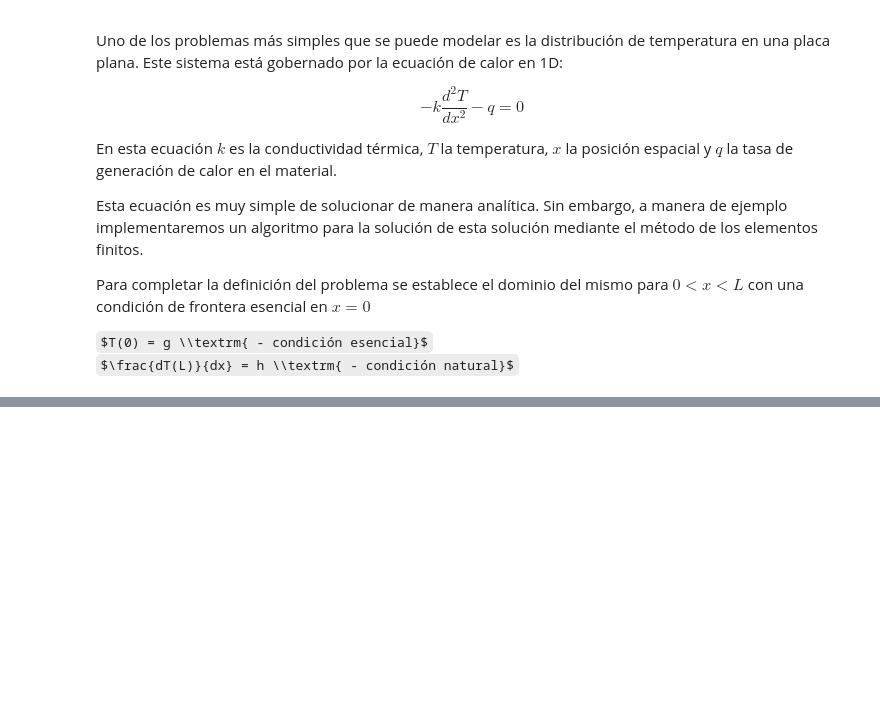
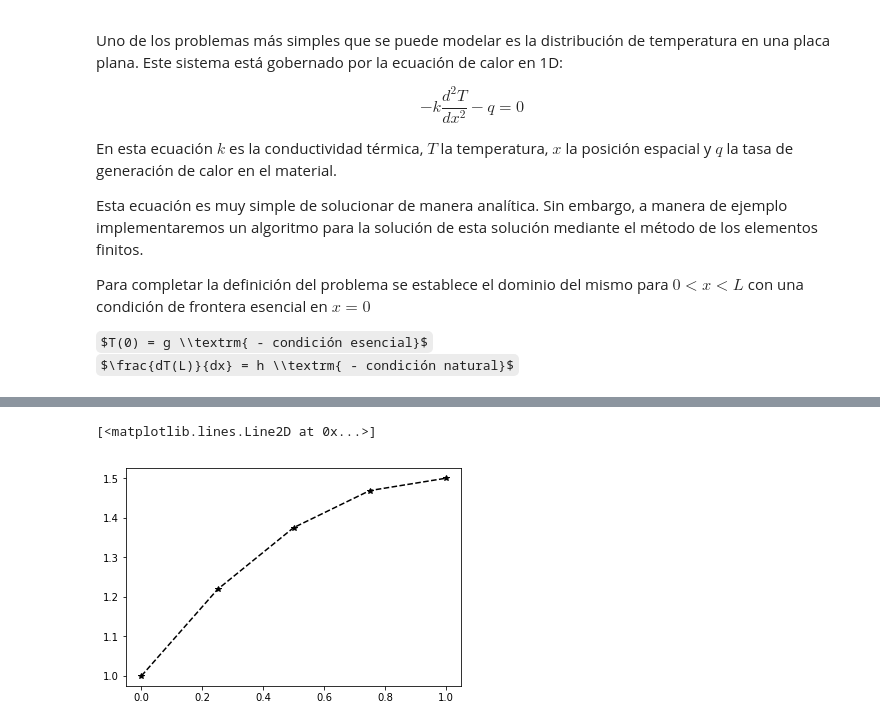
Before and after one commit to andresgm/fem_201710, a Jupyter notebook: 1d-simple.ipynb, the cells around one changed output, grey strips where cells are left out. Saved outputs shown, nothing was run; the diff lists cells and outputs as text; code cells hidden in the pictures; some formulas as TeX source; blank space fills up the shorter version.

```diff
--- a/1d-simple.ipynb
+++ b/1d-simple.ipynb
@@ -50,20 +60,31 @@ dx = 1.0/n
 g = 1.0 # u(0) = g
 h = 0.0 # u'(1) = h
-# %%
-K = np.zeros((n+1,n+1))
-
-for A in range(n+1): # loop over basis A
-    for B in range(n+1): # loop over basis B
-        for e in range(n): # loop over elements
-            xmid = 0.5*(e*dx+(e+1)*dx)
-            dNa = dbasis(xmid,A,dx)
-            dNb = dbasis(xmid,B,dx)
-            K[A,B] += dNa*dNb*dx
+# %%
+coords = linspace(0,L,n+1)
+elementos = zeros((n,2),dtype=int)
+for i in range(n):
+    elementos[i,0] = int(i)
+    elementos[i,1] = int(i+1)
+# %%
+K = np.zeros((n+1,n+1))
+
+# Aqui vamos a hacer la integracion sobre cada elemento
+# Ojo que estoy haciendo una integral super basica con el
+# punto medio
+for e in range(n): # loop over elements
+    dx = coords[elementos[e,1]] - coords[elementos[e,0]]
+    for i in range(dofpe): # loop over basis i
+        for j in range(dofpe): # loop over basis j
+            xmid = 0.5*dx
+            dNi = dbasis(xmid,i,dx)
+            dNj = dbasis(xmid,j,dx)
+            K[elementos[e,i],elementos[e,j]] += dNi*dNj*dx
 # %%
 F = np.zeros((n+1))
-for A in range(n+1):
-    for e in range(n):
-        xmid = 0.5*(e*dx+(e+1)*dx)
-        Na = basis(xmid,A,dx)
-        F[A] += Na*f(xmid)*dx
+for e in range(n):
+    dx = coords[elementos[e,1]] - coords[elementos[e,0]]
+    for i in range(dofpe):
+        xmid = 0.5*dx
+        Ni = basis(xmid,i,dx)
+        F[elementos[e,i]] += Ni*f(xmid)*dx
 # %%
@@ -91,0 +103,6 @@ plt.show()
+# %%
+# Una grafica sencilla de los valores de la temp. en los nodos
+plot(coords,d,'--*k')
+# %% [output]
+[<matplotlib.lines.Line2D at 0x...>]
+[figure, added]
```
Also changed, not shown: parts of 7 cells of this notebook.
